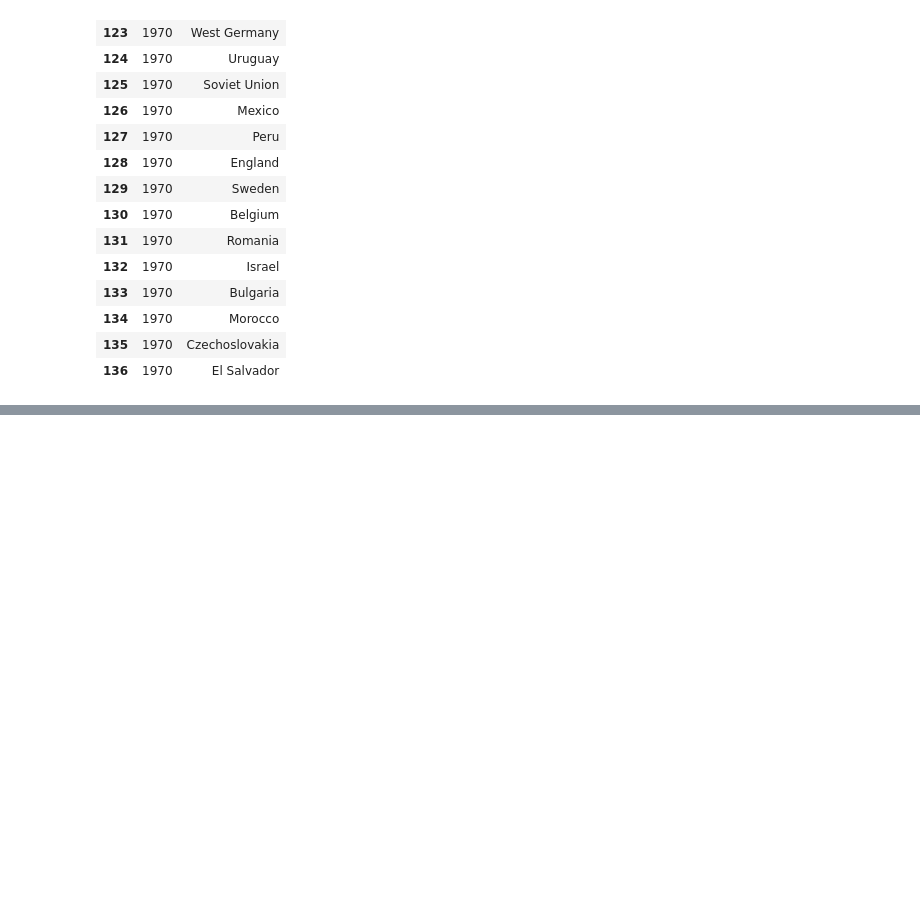
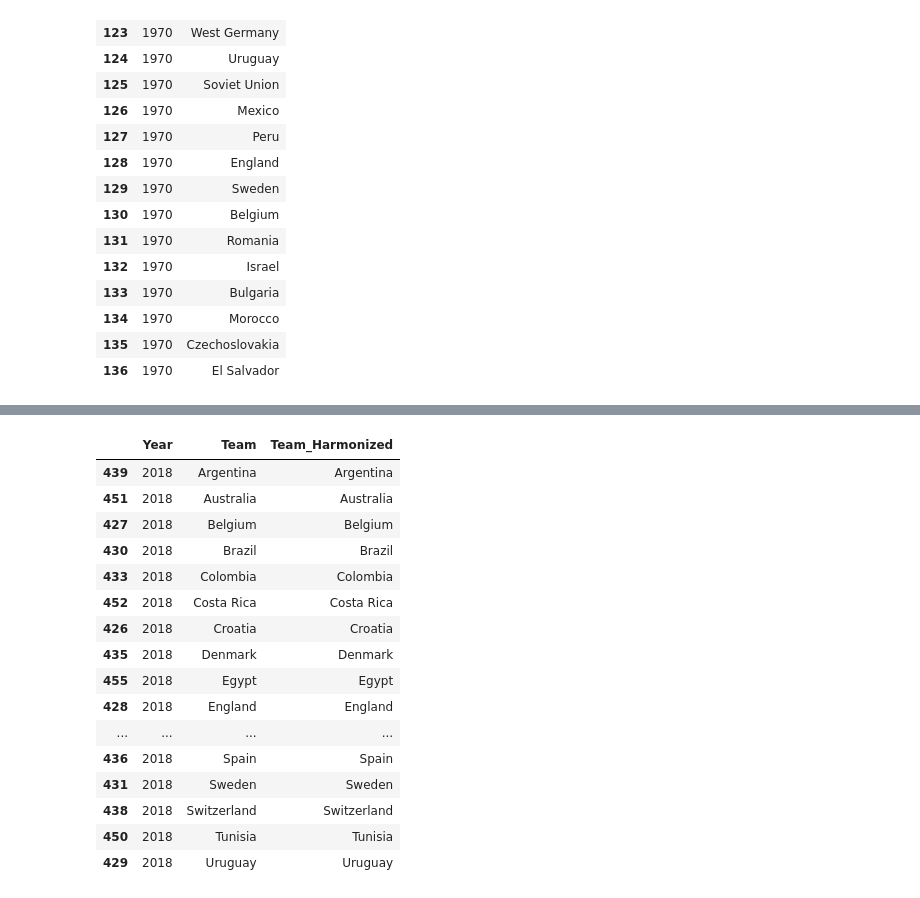
Before and after one commit to Chrilap95/Projet-fil-rouge, a Jupyter notebook: notebooks/02_nettoyage_preparation.ipynb, the cells around one changed output, grey strips where cells are left out. Saved outputs shown, nothing was run; the diff lists cells and outputs as text; code cells hidden in the pictures; blank space fills up the shorter version.

```diff
--- a/notebooks/02_nettoyage_preparation.ipynb
+++ b/notebooks/02_nettoyage_preparation.ipynb
@@ -171,0 +288,22 @@ df_fifa[df_fifa["Year"] == 1970][["Year", "Team"]]
+# %%
+df_fifa[
+    df_fifa["Year"] == 2018
+][["Year", "Team", "Team_Harmonized"]].sort_values("Team")
+# %% [output]
+|  | Year | Team | Team_Harmonized |
+| 439 | 2018 | Argentina | Argentina |
+| 451 | 2018 | Australia | Australia |
+| 427 | 2018 | Belgium | Belgium |
+| 430 | 2018 | Brazil | Brazil |
+| 433 | 2018 | Colombia | Colombia |
+| 452 | 2018 | Costa Rica | Costa Rica |
+| 426 | 2018 | Croatia | Croatia |
+| 435 | 2018 | Denmark | Denmark |
+| 455 | 2018 | Egypt | Egypt |
+| 428 | 2018 | England | England |
+| ... | ... | ... | ... |
+| 436 | 2018 | Spain | Spain |
+| 431 | 2018 | Sweden | Sweden |
+| 438 | 2018 | Switzerland | Switzerland |
+| 450 | 2018 | Tunisia | Tunisia |
+| 429 | 2018 | Uruguay | Uruguay |
```
Also changed, not shown: parts of 7 cells of this notebook.
